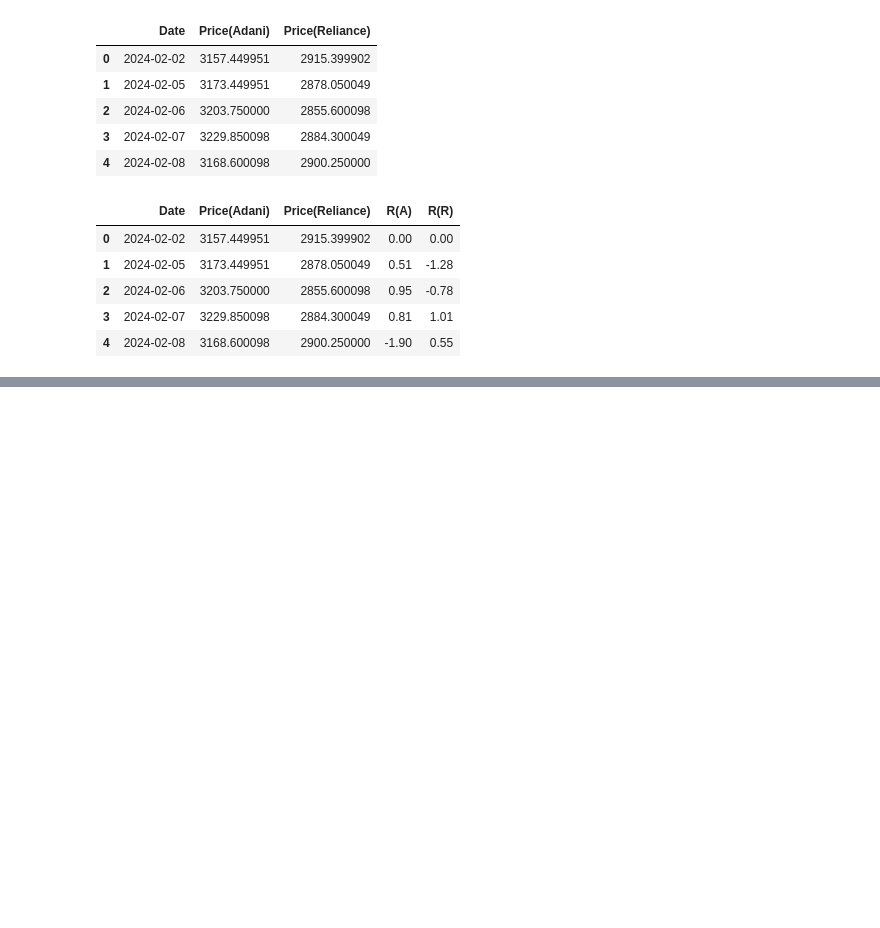
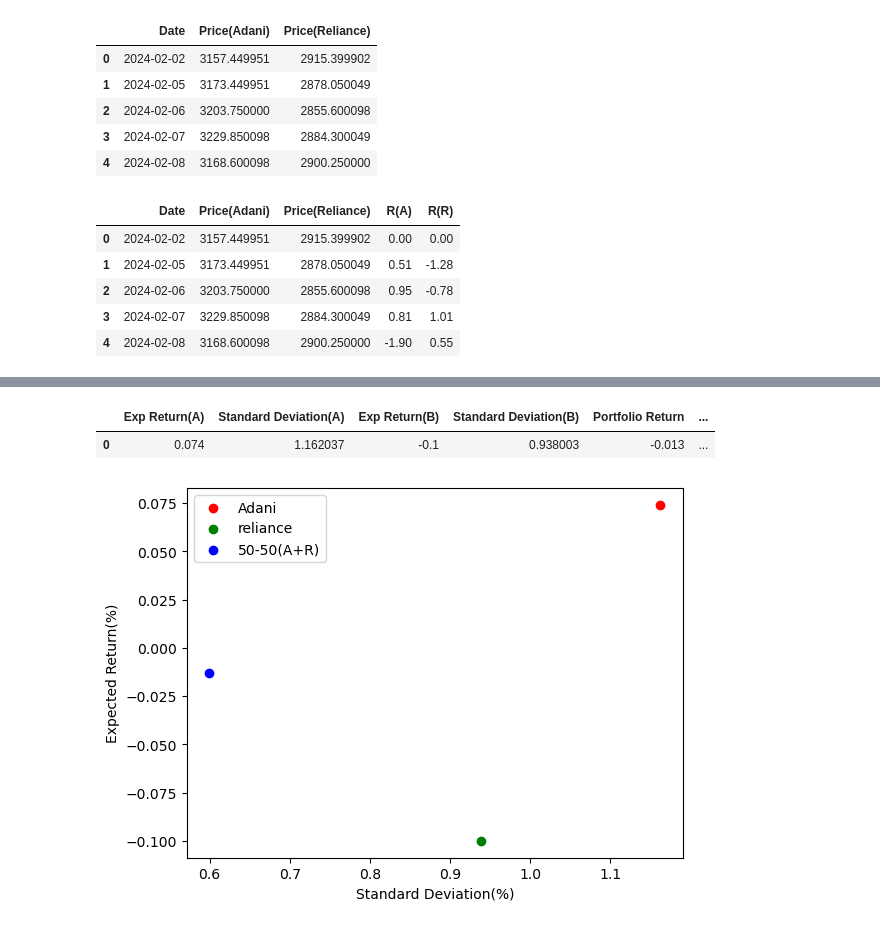
Before and after one commit to sainathdora/Modern-Portfolio-Theory, a Jupyter notebook: Stock Market .ipynb, the cells around one changed output, grey strips where cells are left out. Cells and saved outputs as stored; diff of their text form; code cells hidden in the pictures; blank space fills up the shorter version.

```diff
--- a/Stock Market .ipynb
+++ b/Stock Market .ipynb
@@ -58,0 +128,8 @@ df
+# %%
+df2 = pd.DataFrame({
+    'Exp Return(A)':df.iloc[:, -2].mean(),
+    'Standard Deviation(A)':df.iloc[:, -2].std(),
+    'Exp Return(B)':df.iloc[:, -1].mean(),
+    'Standard Deviation(B)':df.iloc[:, -1].std()
+}, index=[0])
+df2
@@ -58,0 +146,4 @@ df
+# %%
+df['Portolio Return(0.5 + 0.5)'] = 0.5*(df.iloc[:,3]) + 0.5*(df.iloc[:, 4])
+
+df
@@ -58,0 +157,17 @@ df
+# %%
+df2['Portfolio Return'] = df.iloc[:, -1].mean()
+df2['Standard Deviation(Port)'] = df.iloc[:, -1].std()
+df2
+# %% [output]
+|  | Exp Return(A) | Standard Deviation(A) | Exp Return(B) | Standard Deviation(B) | Portfolio Return | ... |
+| 0 | 0.074 | 1.162037 | -0.1 | 0.938003 | -0.013 | ... |
+# %%
+plt.scatter([df['R(A)'].std()], [df['R(A)'].mean()], color='r', label='Adani')
+plt.scatter([df['R(R)'].std()], [df['R(R)'].mean()], color='g', label='reliance')
+plt.scatter(df2.iloc[:, -1], df2.iloc[:, -2], color='blue', label='50-50(A+R)')
+plt.xlabel("Standard Deviation(%)")
+plt.ylabel("Expected Return(%)")
+plt.legend()
+plt.show()
+# %% [output]
+[figure, added]
```
Also changed, not shown: parts of 17 cells of this notebook.
